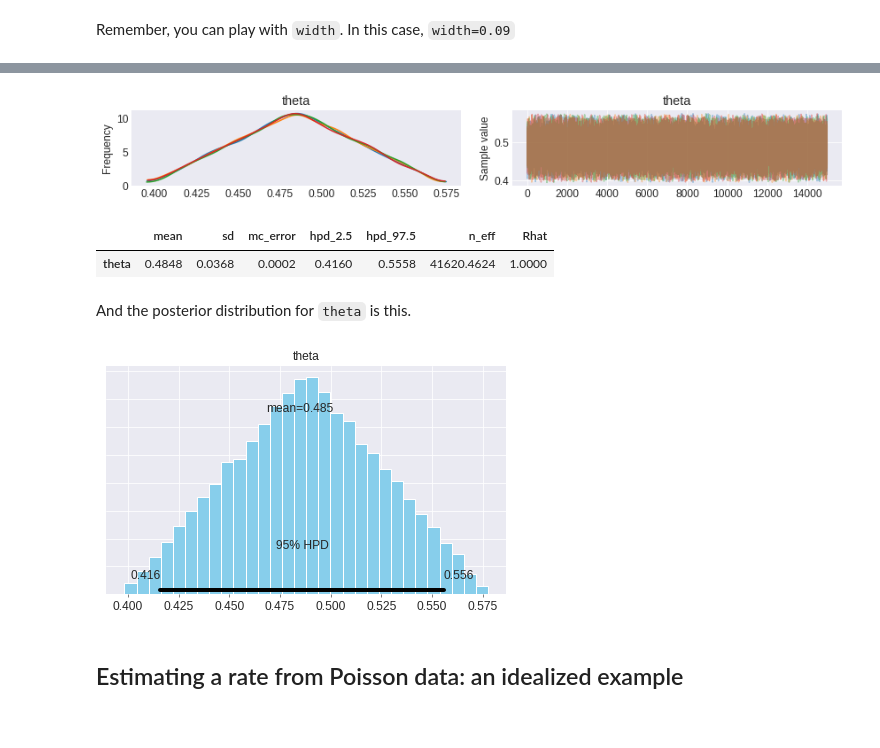
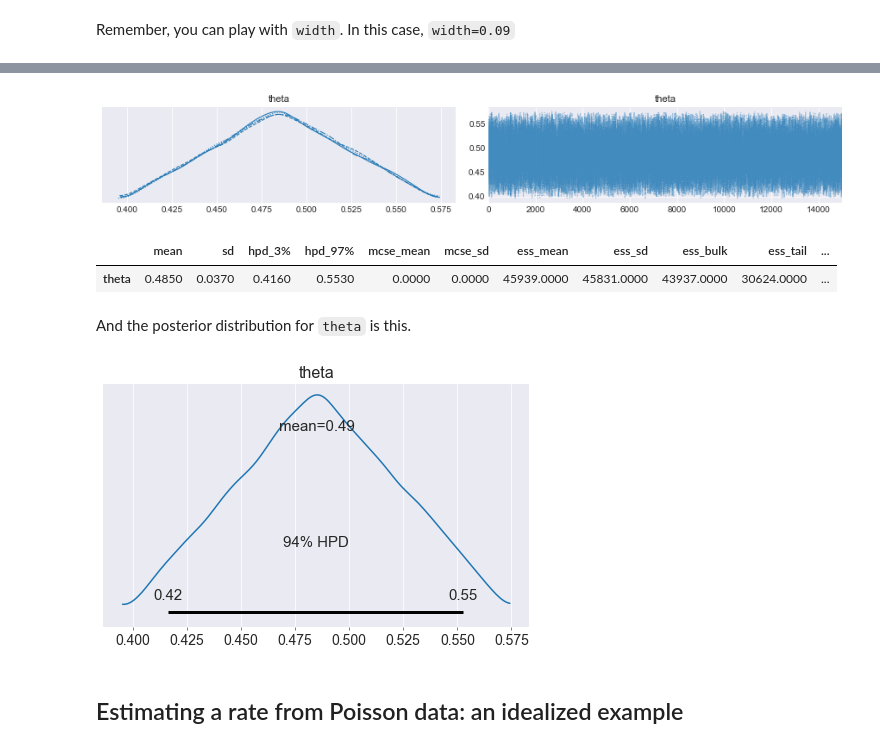
Before and after one commit to pymc-devs/pymc-resources, a Jupyter notebook: BDA3/chap_02.ipynb, the cells around one changed output, grey strips where cells are left out. Drawn from its saved outputs; the diff is of its cells as text; code cells hidden in the pictures.

```diff
--- a/BDA3/chap_02.ipynb
+++ b/BDA3/chap_02.ipynb
@@ -158,19 +163,19 @@ There was 1 divergence after tuning. Increase `target_accept` or reparameterize.
 # %%
-pm.traceplot(trace_3, varnames=['theta']);
+pm.traceplot(trace_3, var_names=['theta']);
 # %% [output]
-[figure, old version]
+[figure, new version]
 # %%
-df3 = pm.summary(trace_3, varnames=['theta'])
+df3 = pm.summary(trace_3, var_names=['theta'])
 df3.style.format('{:.4f}')
 # %% [output]
-|  | mean | sd | mc_error | hpd_2.5 | hpd_97.5 | n_eff | Rhat |
-| theta | 0.4848 | 0.0368 | 0.0002 | 0.4160 | 0.5558 | 41620.4624 | 1.0000 |
+|  | mean | sd | hpd_3% | hpd_97% | mcse_mean | mcse_sd | ess_mean | ess_sd | ess_bulk | ess_tail | ... |
+| theta | 0.4850 | 0.0370 | 0.4160 | 0.5530 | 0.0000 | 0.0000 | 45939.0000 | 45831.0000 | 43937.0000 | 30624.0000 | ... |
 # %% [markdown]
 And the posterior distribution for `theta` is this.
 # %%
-pm.plot_posterior(trace_3, varnames=['theta']);
+pm.plot_posterior(trace_3, var_names=['theta']);
 # %% [output]
-[figure, old version]
+[figure, new version]
 # %% [markdown]
 ## Estimating a rate from Poisson data: an idealized example
 # %%
```
Also changed, not shown: parts of 21 cells of this notebook.
